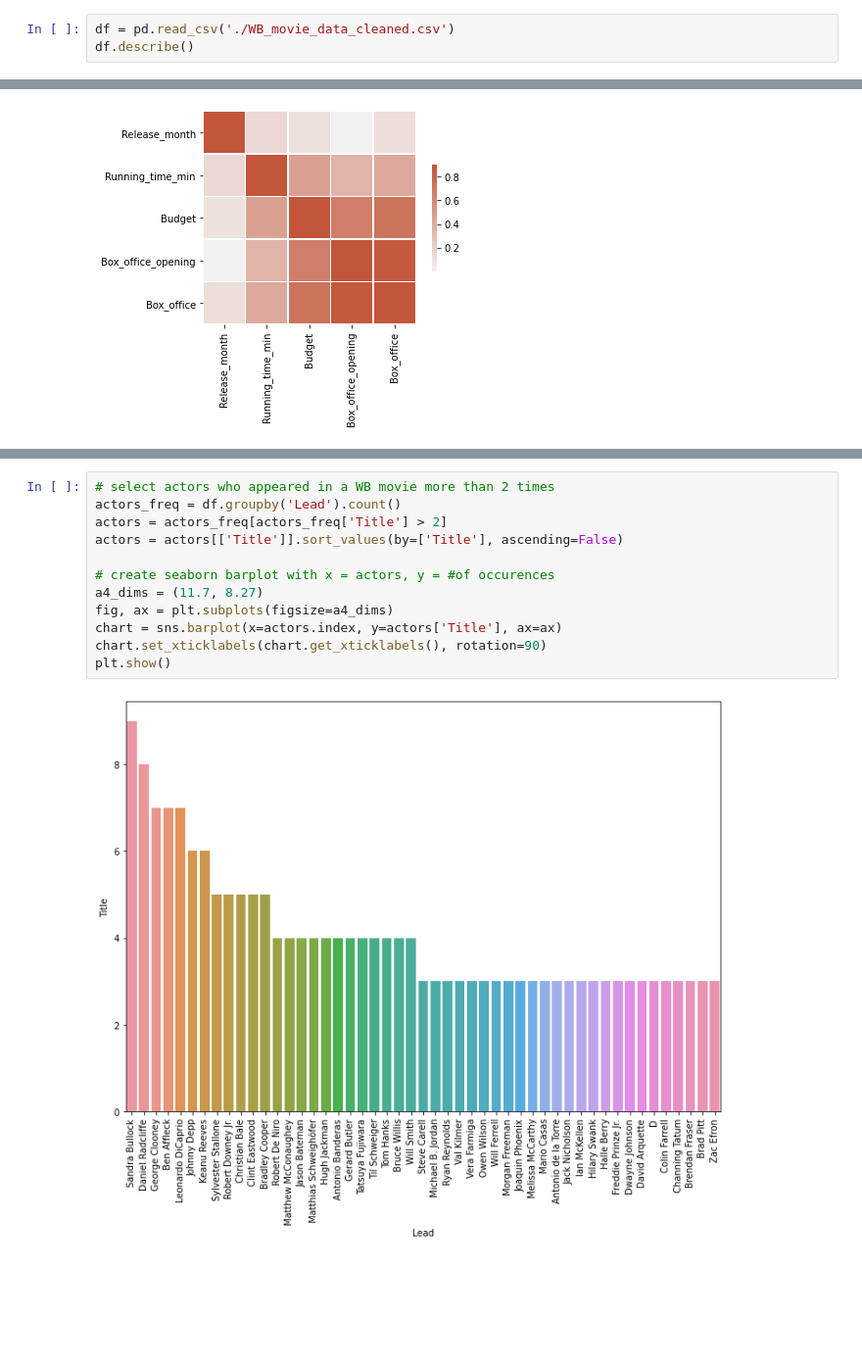
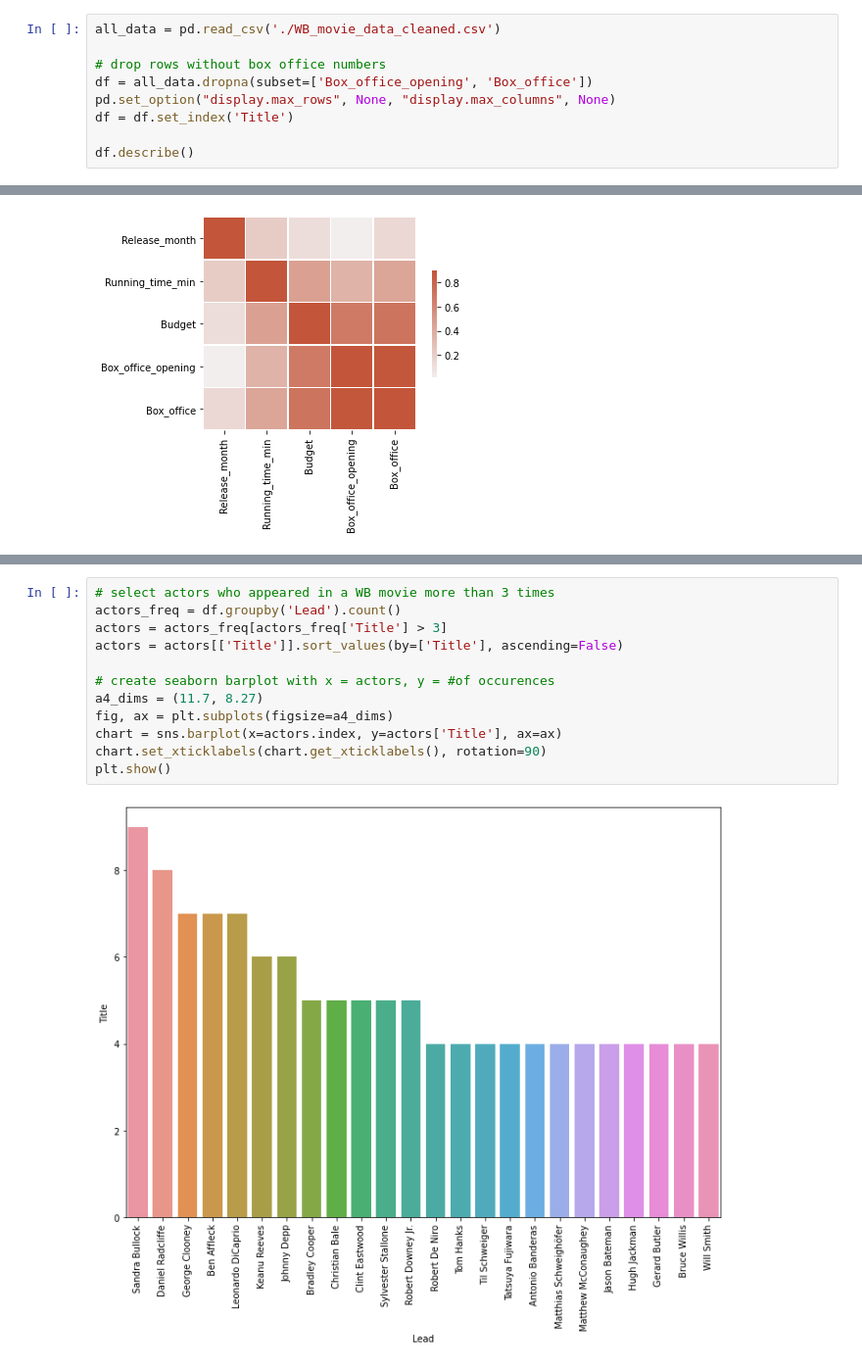
Before and after one commit to danteairdharris/BoxOfficeDS, a Jupyter notebook: WB_movies_EDA.ipynb, the cells around one changed output, grey strips where cells are left out. Shown: that part at 98% size. Saved outputs shown, nothing was run; the diff lists cells and outputs as text; blank space fills up the shorter version.

```diff
--- a/WB_movies_EDA.ipynb
+++ b/WB_movies_EDA.ipynb
@@ -12,4 +15,10 @@ import matplotlib.pyplot as plt
 # %%
-df = pd.read_csv('./WB_movie_data_cleaned.csv')
+all_data = pd.read_csv('./WB_movie_data_cleaned.csv')
+
+# drop rows without box office numbers
+df = all_data.dropna(subset=['Box_office_opening', 'Box_office'])
+pd.set_option("display.max_rows", None, "display.max_columns", None)
+df = df.set_index('Title')
+
 df.describe()
 # %% [output]
@@ -46,14 +64,14 @@ sns.heatmap(corr_matrix, cmap=cmap, vmax=.9, center=0,
 # %%
-# select actors who appeared in a WB movie more than 2 times
+# select actors who appeared in a WB movie more than 3 times
 actors_freq = df.groupby('Lead').count()
-actors = actors_freq[actors_freq['Title'] > 2]
+actors = actors_freq[actors_freq['Title'] > 3]
 actors = actors[['Title']].sort_values(by=['Title'], ascending=False)
 
 # create seaborn barplot with x = actors, y = #of occurences
 a4_dims = (11.7, 8.27)
 fig, ax = plt.subplots(figsize=a4_dims)
 chart = sns.barplot(x=actors.index, y=actors['Title'], ax=ax)
 chart.set_xticklabels(chart.get_xticklabels(), rotation=90)
 plt.show()
 # %% [output]
-[figure, old version]
+[figure, new version]
```
Also changed, not shown: parts of 11 cells of this notebook, 2 other files.
